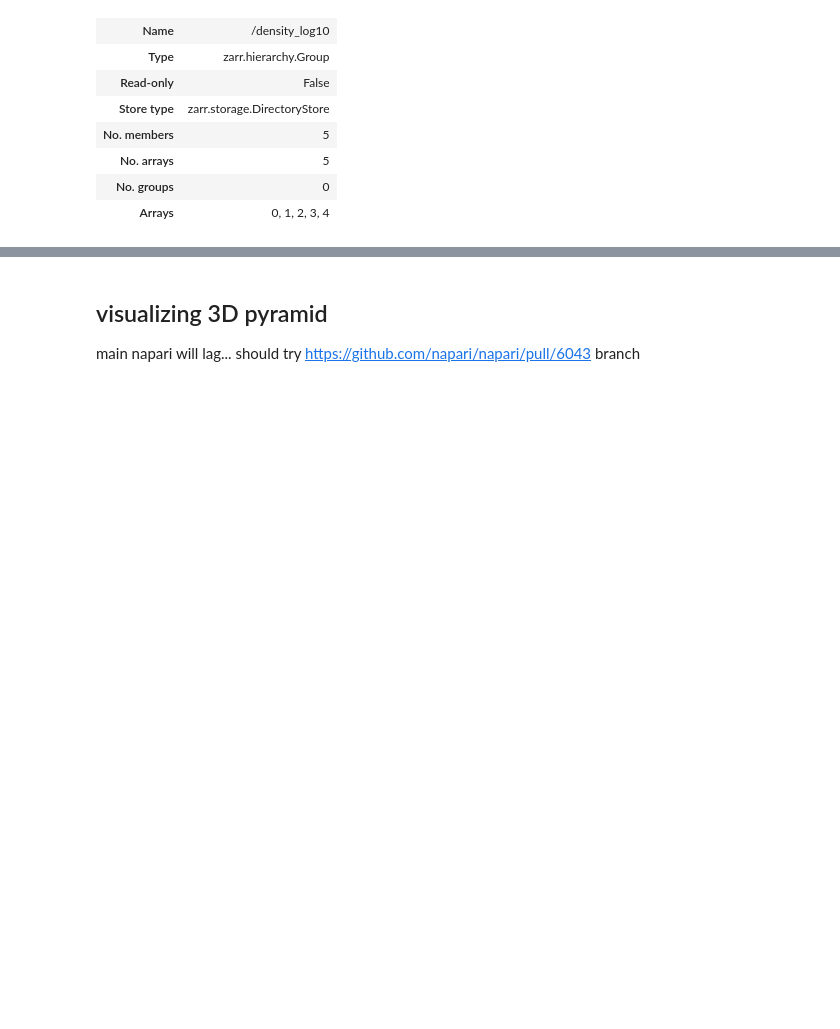
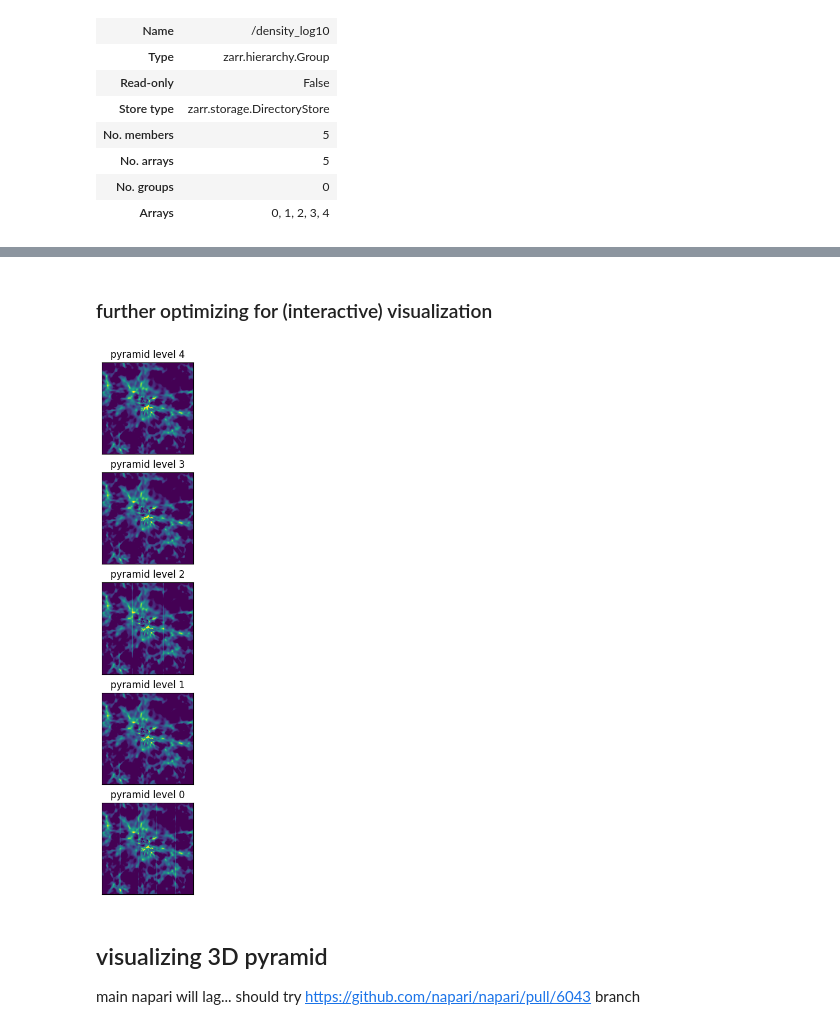
Before and after one commit to yt-project/yt_experiments, a Jupyter notebook: examples/tiled_grids.ipynb, the cells around one changed output, grey strips where cells are left out. Drawn from its saved outputs; the diff is of its cells as text; code cells hidden in the pictures; blank space fills up the shorter version.

Commit message:
more general pyramid and oct version, napari progressive example

```diff
--- a/examples/tiled_grids.ipynb
+++ b/examples/tiled_grids.ipynb
@@ -198,3 +230,20 @@ for ilevel in range(maxlevels - 1, -1, -1):
+# %% [markdown]
+### further optimizing for (interactive) visualization
+# %%
+f, axs = plt.subplots(ncols=1, nrows=maxlevels, figsize=(5, 12))
+extent = (0, 1, 0, 1)
+for ilevel in range(maxlevels - 1, -1, -1):
+    vals_3d = zarr_store["density_log10"][str(ilevel)]
+    shp = vals_3d.shape
+    iplot = (maxlevels - 1) - ilevel
+    im = axs[iplot].imshow(
+        vals_3d[:, int(vals_3d.shape[1] / 2), :], extent=extent, vmin=-27, vmax=-26
+    )
+    axs[iplot].xaxis.set_visible(False)
+    axs[iplot].yaxis.set_visible(False)
+    axs[iplot].set_title(f"pyramid level {ilevel}")
+# %% [output]
+[figure, added]
 # %% [markdown]
 ## visualizing 3D pyramid
 
```
Also changed, not shown: parts of 18 cells of this notebook, 3 other files.
